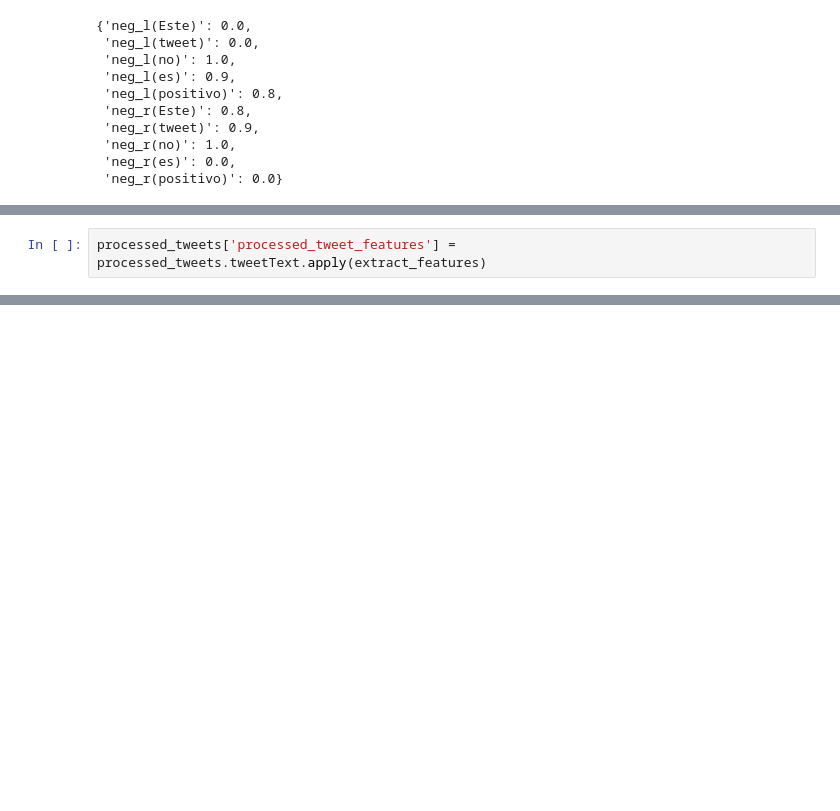
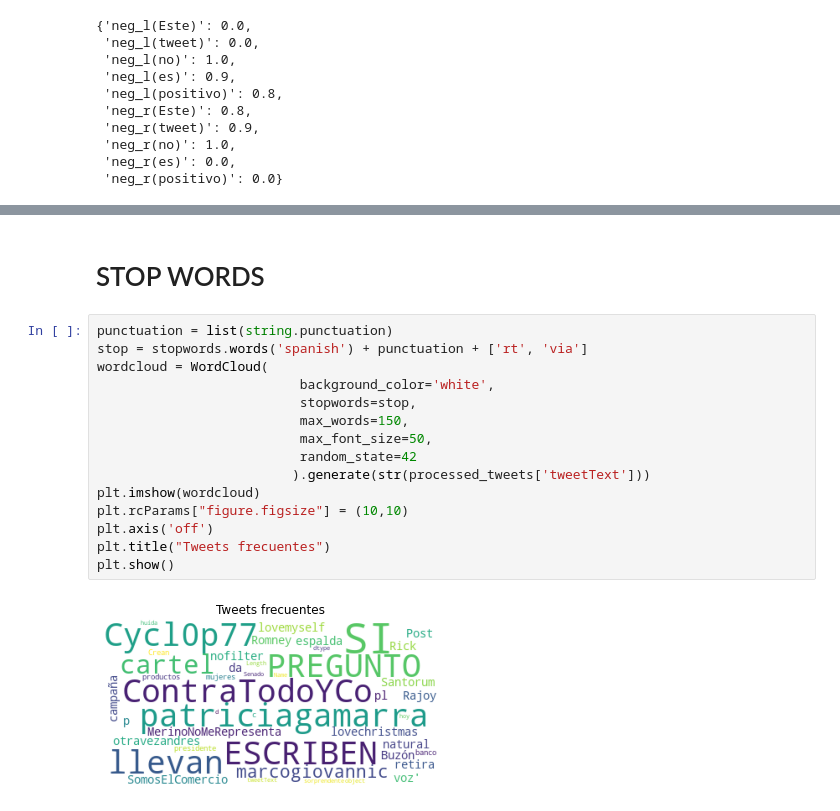
Before and after one commit to andreewD/Sentiments_Analysis, a Jupyter notebook: main.ipynb, the cells around one changed output, grey strips where cells are left out. Cells and saved outputs as stored; diff of their text form; blank space fills up the shorter version.

```diff
--- a/main.ipynb
+++ b/main.ipynb
@@ -504,2 +410,0 @@ def extract_features(text):
-# %%
-processed_tweets['processed_tweet_features'] = processed_tweets.tweetText.apply(extract_features)
@@ -539,0 +411,19 @@ test_.head()
+# %% [markdown]
+# STOP WORDS
+# %%
+punctuation = list(string.punctuation)
+stop = stopwords.words('spanish') + punctuation + ['rt', 'via']
+wordcloud = WordCloud(
+                          background_color='white',
+                          stopwords=stop,
+                          max_words=150,
+                          max_font_size=50,
+                          random_state=42
+                         ).generate(str(processed_tweets['tweetText']))
+plt.imshow(wordcloud)
+plt.rcParams["figure.figsize"] = (10,10)
+plt.axis('off')
+plt.title("Tweets frecuentes")
+plt.show()
+# %% [output]
+[figure, added]
```
Also changed, not shown: parts of 22 cells of this notebook, 2 other files.
